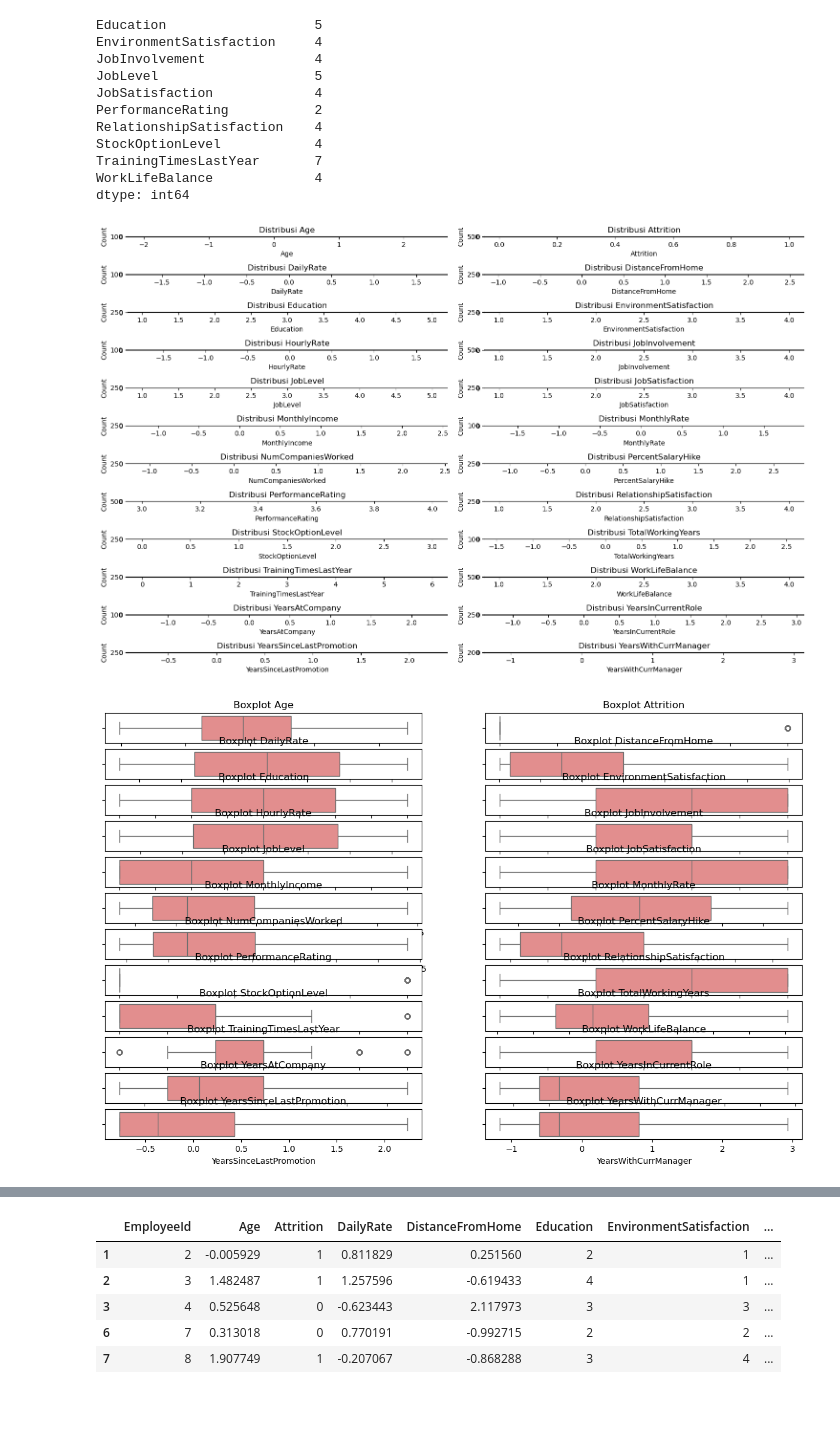
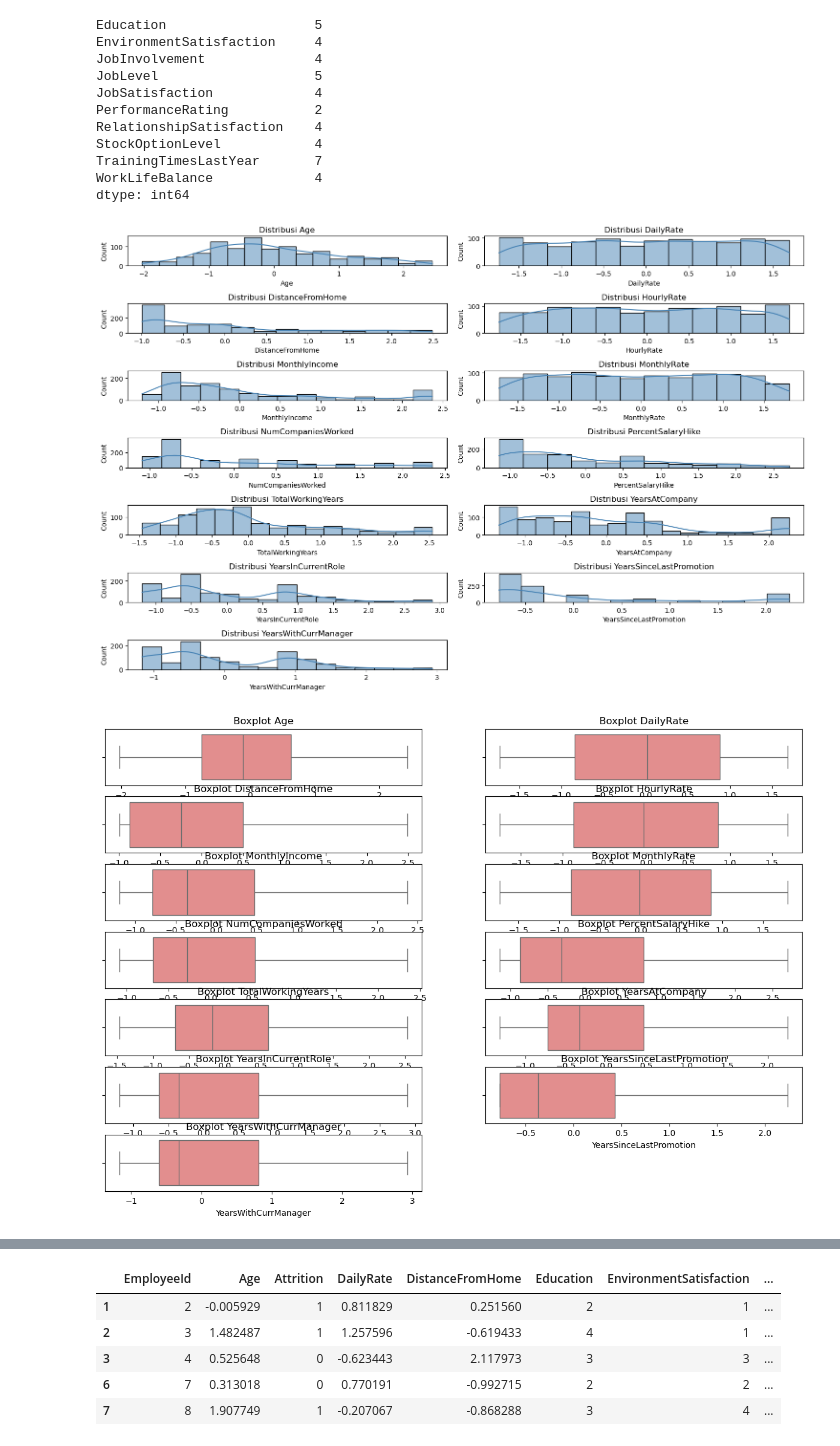
Before and after one commit to BeeGaes/PenerapanDataScience, a Jupyter notebook: project1/project-pertama.ipynb, the cells around one changed output, grey strips where cells are left out. Drawn from its saved outputs; the diff is of its cells as text; code cells hidden in the pictures; blank space fills up the shorter version.

```diff
--- a/project1/project-pertama.ipynb
+++ b/project1/project-pertama.ipynb
@@ -154,3 +154,15 @@ continuous_cols = [
     'YearsAtCompany', 'YearsInCurrentRole',
     'YearsSinceLastPromotion', 'YearsWithCurrManager'
 ]
+# %%
+#cek distribusi fitur numerik
+
+#num_cols = df_labeled.select_dtypes(include=np.number).columns
+
+plt.figure(figsize=(15, 10))
+for i, col in enumerate(continuous_cols, 1):
+    plt.subplot(len(continuous_cols)//2 + 1, 2, i)
+    sns.histplot(df_labeled[col], kde=True, color='blueviolet')
+    plt.title(f'Distribusi {col}')
+plt.tight_layout()
+plt.show()
@@ -156,0 +171,9 @@ continuous_cols = [
+# %%
+#Deteksi Outlier
+
+plt.figure(figsize=(15, 10))
+for i, col in enumerate(continuous_cols, 1):
+    plt.subplot(len(continuous_cols)//2 + 1, 2, i)
+    sns.boxplot(x=df_labeled[col], color='lightsalmon')
+    plt.title(f'Boxplot {col}')
+plt.show()
@@ -234,24 +259,24 @@ dtype: int64
 num_cols = df_labeled.select_dtypes(include=np.number).columns
 
 plt.figure(figsize=(15, 10))
-for i, col in enumerate(num_cols, 1):
-    plt.subplot(len(num_cols)//2 + 1, 2, i)
+for i, col in enumerate(continuous_cols, 1):
+    plt.subplot(len(continuous_cols)//2 + 1, 2, i)
     sns.histplot(df_labeled[col], kde=True, color='steelblue')
     plt.title(f'Distribusi {col}')
 plt.tight_layout()
 plt.show()
 # %% [output]
-[figure, old version]
+[figure, new version]
 # %%
 #Deteksi Outlier
 
 plt.figure(figsize=(15, 10))
-for i, col in enumerate(num_cols, 1):
-    plt.subplot(len(num_cols)//2 + 1, 2, i)
+for i, col in enumerate(continuous_cols, 1):
+    plt.subplot(len(continuous_cols)//2 + 1, 2, i)
     sns.boxplot(x=df_labeled[col], color='lightcoral')
     plt.title(f'Boxplot {col}')
 plt.show()
 # %% [output]
-[figure, old version]
+[figure, new version]
 # %%
 df_labeled.value_counts('JobLevel')
```
Also changed, not shown: parts of 8 cells of this notebook.
